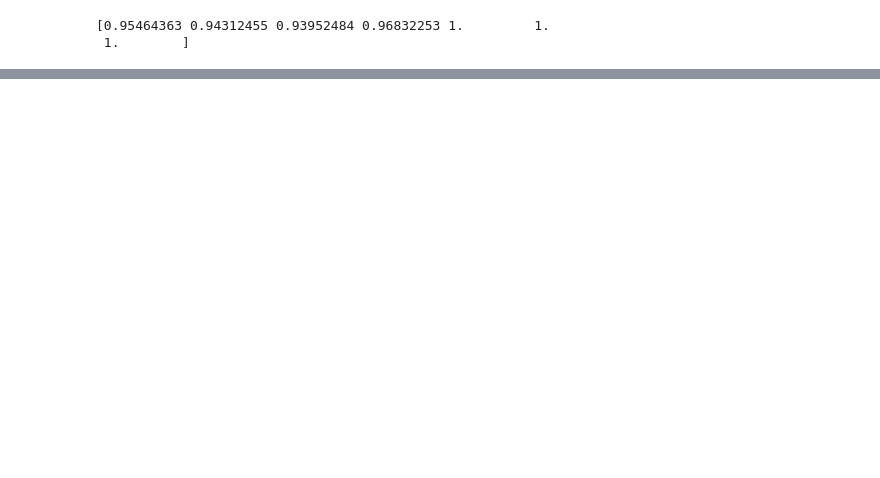
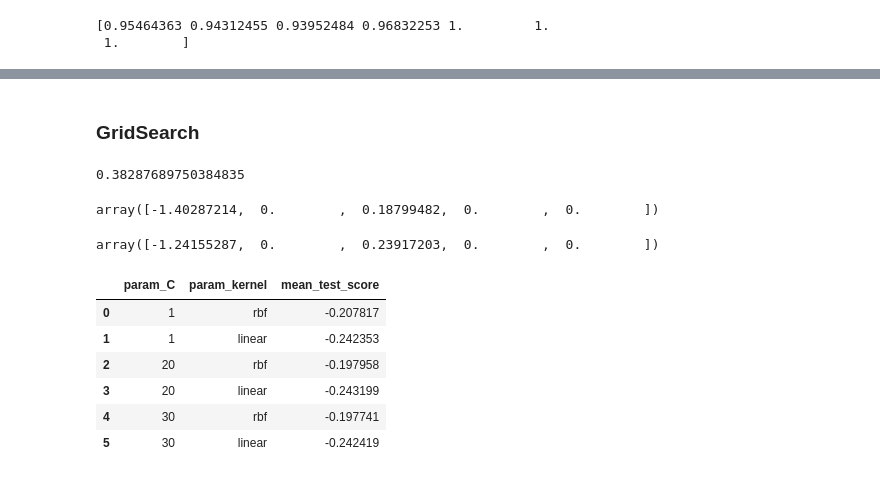
Before and after one commit to Diego532/machine_learnig_electiva, a Jupyter notebook: WHO-stroke-prevention-program/who.ipynb, the cells around one changed output, grey strips where cells are left out. Saved outputs shown, nothing was run; the diff lists cells and outputs as text; code cells hidden in the pictures; blank space fills up the shorter version.

```diff
--- a/WHO-stroke-prevention-program/who.ipynb
+++ b/WHO-stroke-prevention-program/who.ipynb
@@ -531,0 +533,38 @@ print(cross_val_score(tree_reg, X, y,scoring="accuracy", cv=7))
+# %% [markdown]
+### GridSearch
+# %%
+from sklearn import svm
+
+model = svm.SVR(kernel='rbf', C=30,gamma='auto')
+model.fit(X_train, y_train)
+model.score(X_test, y_test)
+# %% [output]
+0.38287689750384835
+# %%
+cross_val_score(svm.SVR(kernel='linear',C=10,gamma='auto'),X,y,cv=5)
+# %% [output]
+array([-1.40287214,  0.        ,  0.18799482,  0.        ,  0.        ])
+# %%
+cross_val_score(svm.SVR(kernel='rbf',C=10,gamma='auto'),X,y,cv=5)
+# %% [output]
+array([-1.24155287,  0.        ,  0.23917203,  0.        ,  0.        ])
+# %%
+from sklearn.model_selection import GridSearchCV
+
+clf = GridSearchCV(svm.SVR(gamma='auto'), {
+    'C':[1,20,30],
+    'kernel': ['rbf','linear']
+}, cv =5, return_train_score=False)
+
+clf.fit(X, y)
+results_grid = pd.DataFrame(clf.cv_results_)
+# %%
+results_grid[['param_C', 'param_kernel', 'mean_test_score']]
+# %% [output]
+|  | param_C | param_kernel | mean_test_score |
+| 0 | 1 | rbf | -0.207817 |
+| 1 | 1 | linear | -0.242353 |
+| 2 | 20 | rbf | -0.197958 |
+| 3 | 20 | linear | -0.243199 |
+| 4 | 30 | rbf | -0.197741 |
+| 5 | 30 | linear | -0.242419 |
```
Also changed, not shown: parts of 3 cells of this notebook.
